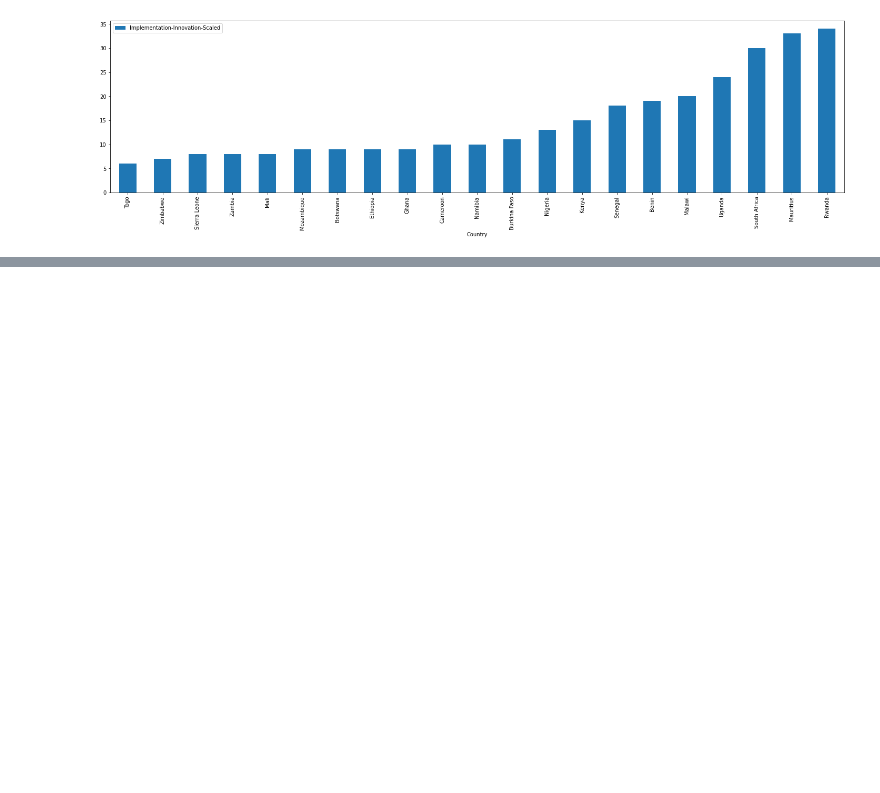
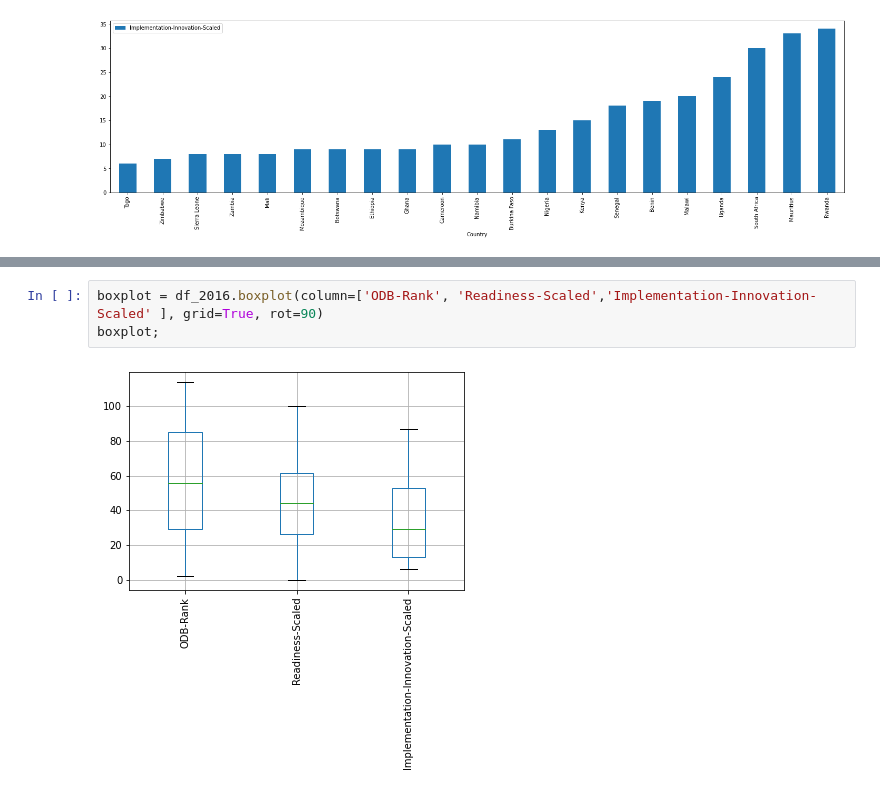
Before and after one commit to kreetigulati/Egovernance_and_OpenData, a Jupyter notebook: Graphing_2016_Notes.ipynb, the cells around one changed output, grey strips where cells are left out. Saved outputs shown, nothing was run; the diff lists cells and outputs as text; blank space fills up the shorter version.

Commit message:
Working on 2016 graphing by region

```diff
--- a/Graphing_2016_Notes.ipynb
+++ b/Graphing_2016_Notes.ipynb
@@ -291,0 +357,5 @@ df_2016_imp;
+# %%
+boxplot = df_2016.boxplot(column=['ODB-Rank', 'Readiness-Scaled','Implementation-Innovation-Scaled' ], grid=True, rot=90)
+boxplot;
+# %% [output]
+[figure, added]
```
Also changed, not shown: parts of 19 cells of this notebook.
